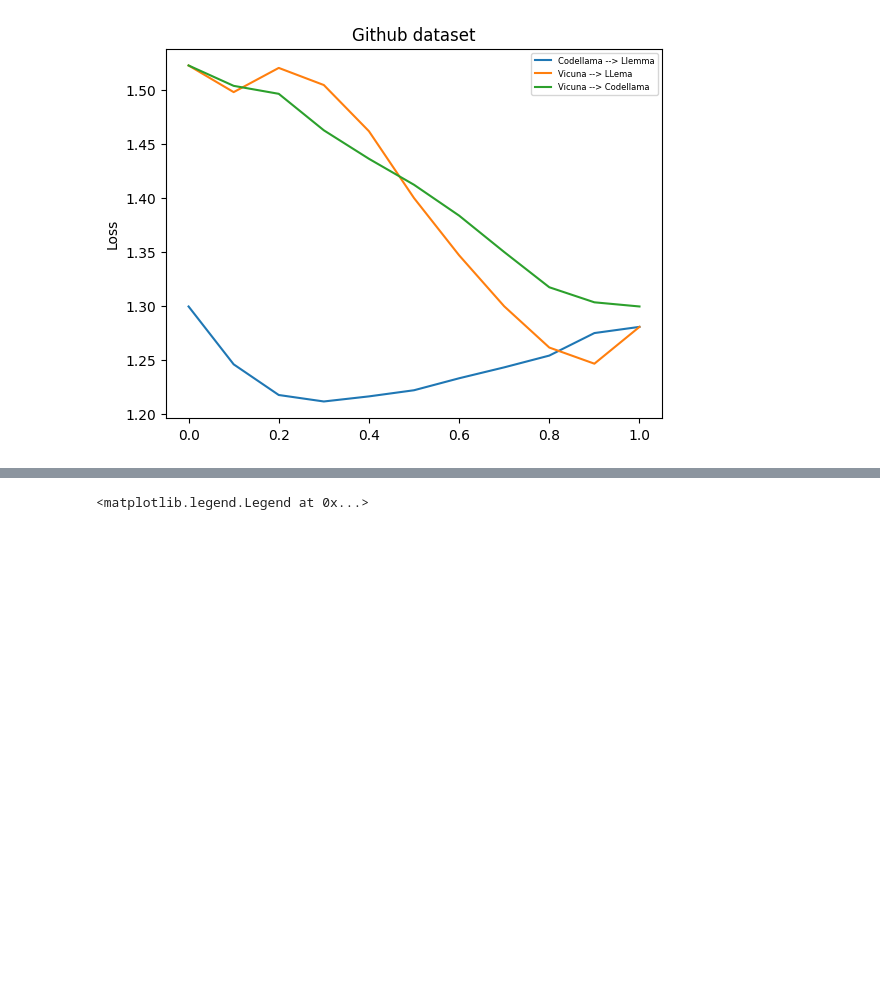
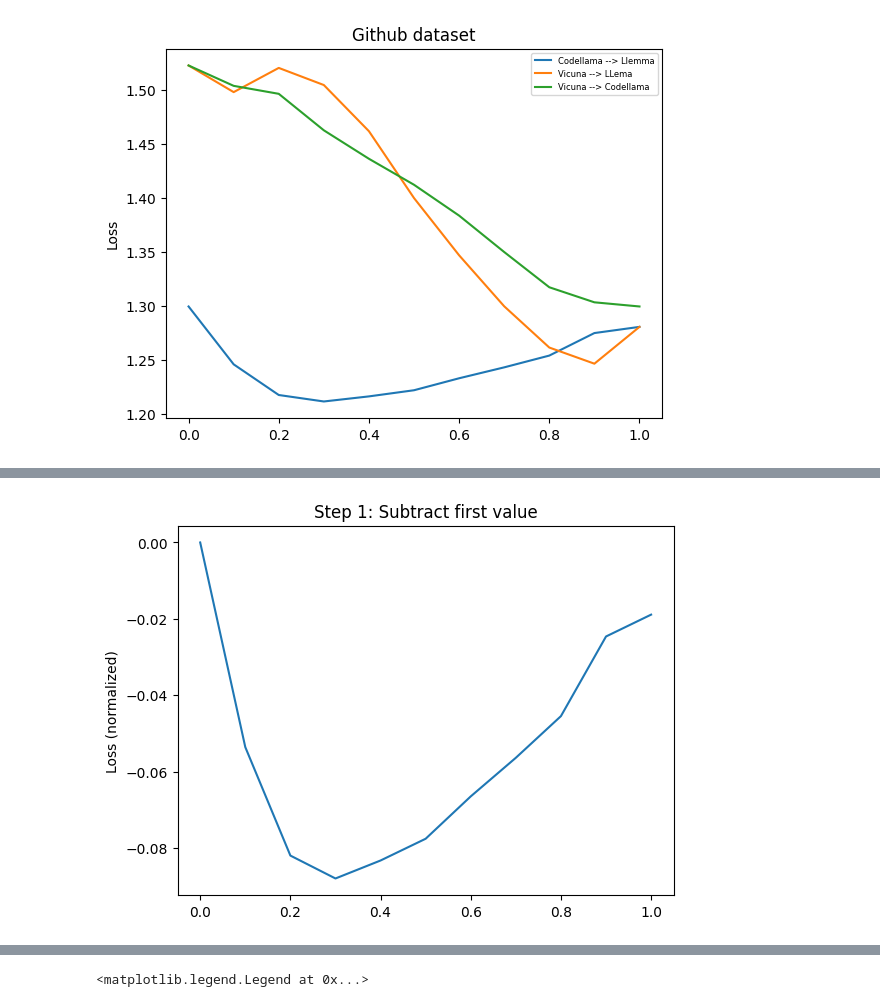
Before and after one commit to salzhu/model-tracing, a Jupyter notebook: vicuna_codellama_lemma_tests.ipynb, the cells around one changed output, grey strips where cells are left out. Saved outputs shown, nothing was run; the diff lists cells and outputs as text; code cells hidden in the pictures; blank space fills up the shorter version.

```diff
--- a/vicuna_codellama_lemma_tests.ipynb
+++ b/vicuna_codellama_lemma_tests.ipynb
@@ -21,0 +62,13 @@ plt.legend(['Codellama --> Llemma', 'Vicuna --> LLema', 'Vicuna --> Codellama'],
+# %%
+# my calculations
+
+codellama_llemma_github_normalized_step1 = []
+for i in range(11):
+    codellama_llemma_github_normalized_step1.append(codellama_llemma_github[i] - codellama_llemma_github[0])
+
+plt.plot(steps, codellama_llemma_github_normalized_step1, '-')
+plt.title("Step 1: Subtract first value")
+plt.ylabel("Loss (normalized)")
+plt.show()
+# %% [output]
+[figure, added]
```
Also changed, not shown: parts of 2 cells of this notebook.
